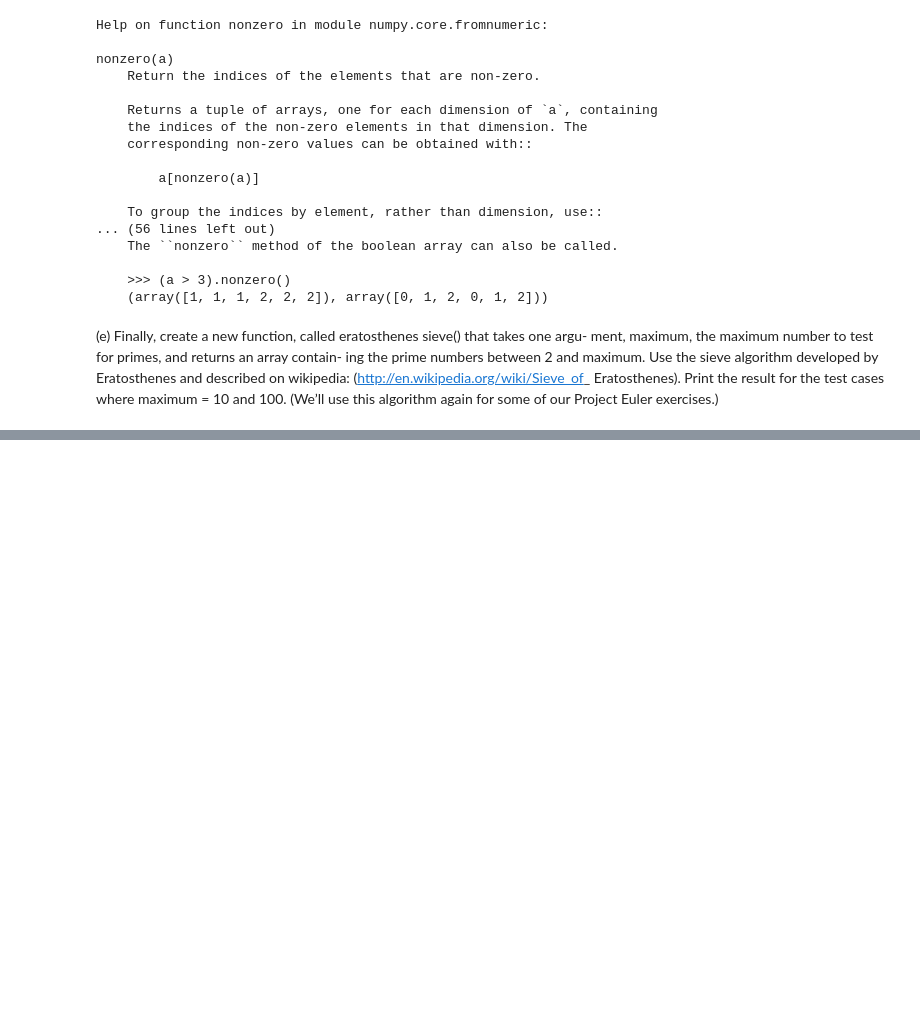
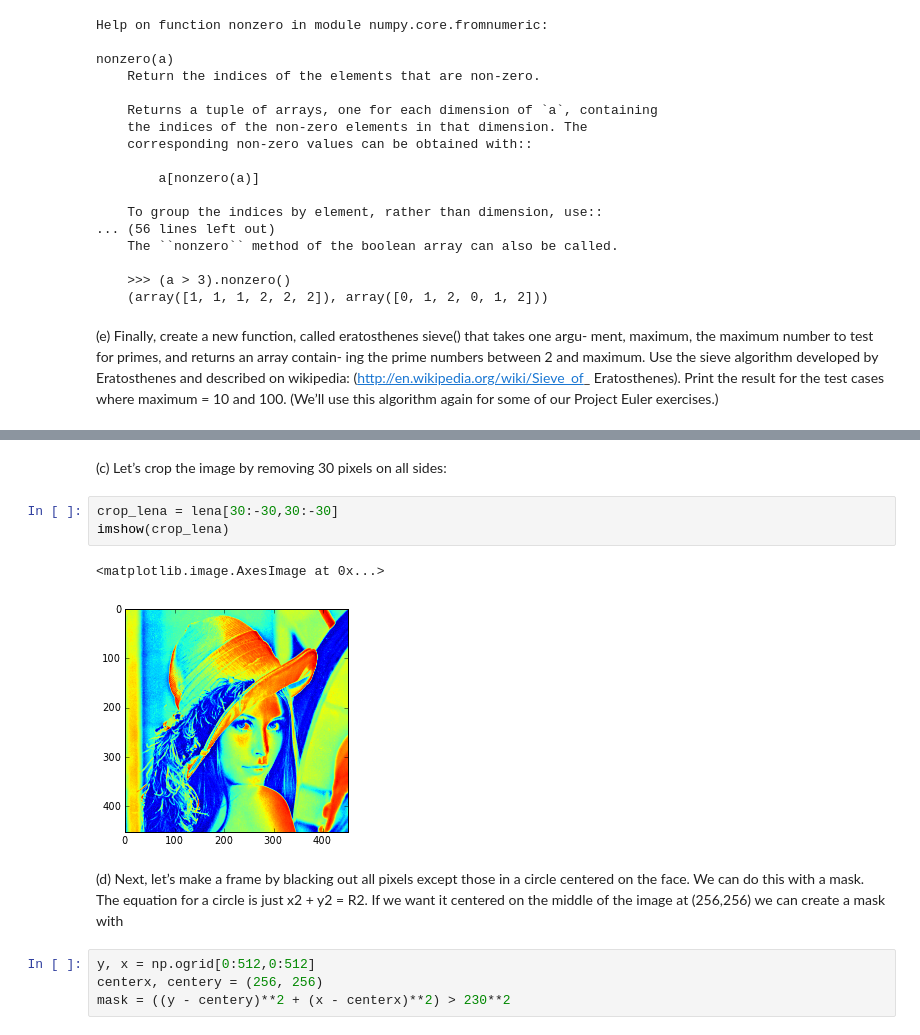
Before and after one commit to mmille60/PHYS202-SP2013, a Jupyter notebook: Week2/NumpyEx1.ipynb, the cells around one changed output, grey strips where cells are left out. Drawn from its saved outputs; the diff is of its cells as text; blank space fills up the shorter version.

```diff
--- a/Week2/NumpyEx1.ipynb
+++ b/Week2/NumpyEx1.ipynb
@@ -156,0 +190,16 @@ def eratosthenes_sieve(maxium):
+# %% [markdown]
+(c) Let’s crop the image by removing 30 pixels on all sides:
+# %%
+crop_lena = lena[30:-30,30:-30]
+imshow(crop_lena)
+# %% [output]
+<matplotlib.image.AxesImage at 0x...>
+[figure, added]
+# %% [markdown]
+
+(d) Next, let’s make a frame by blacking out all pixels except those in a circle centered on the face.
+We can do this with a mask. The equation for a circle is just x2 + y2 = R2. If we want it centered on the middle of the image at (256,256) we can create a mask with
+# %%
+y, x = np.ogrid[0:512,0:512]
+centerx, centery = (256, 256)
+mask = ((y - centery)**2 + (x - centerx)**2) > 230**2
```
Also changed, not shown: parts of 20 cells of this notebook.
